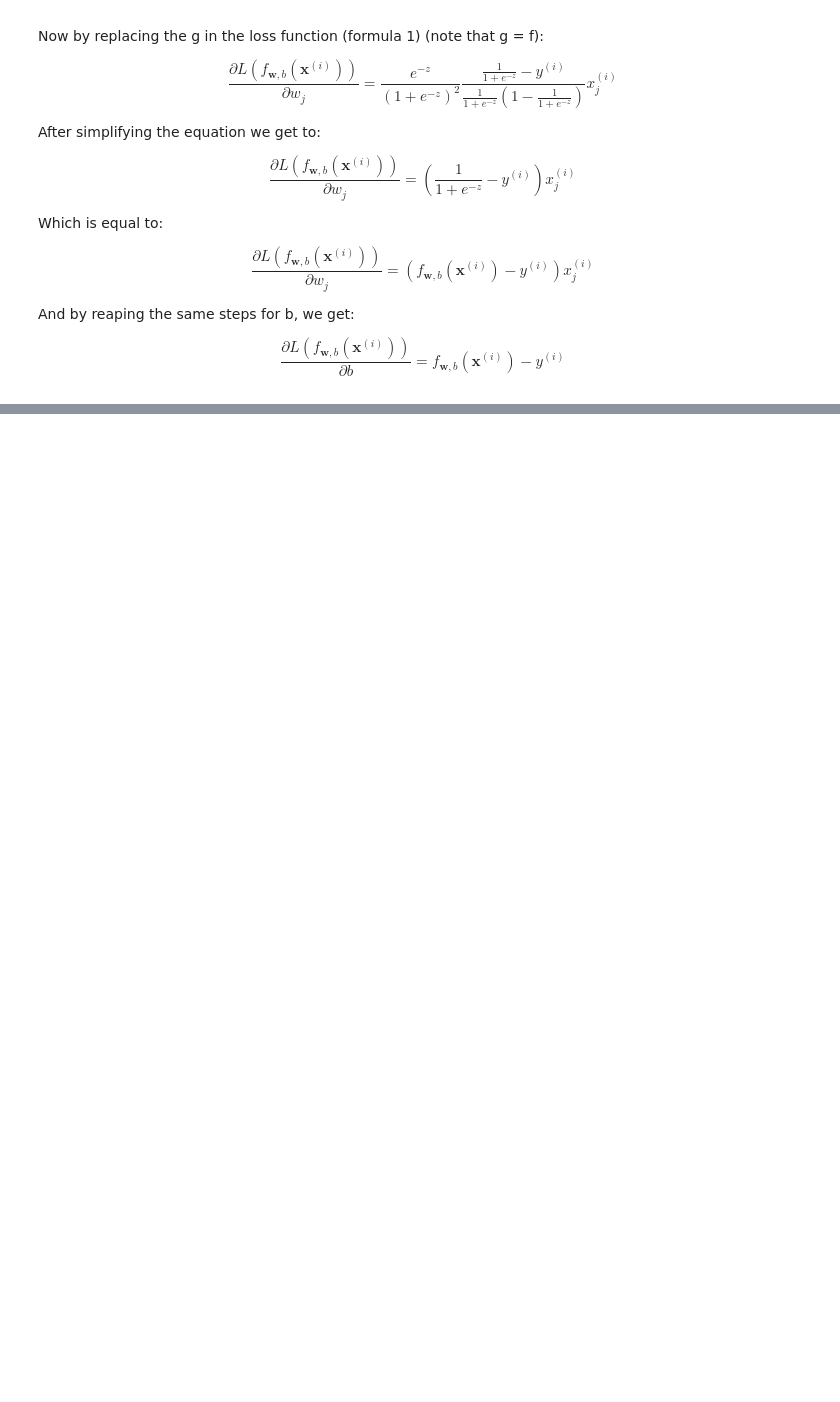
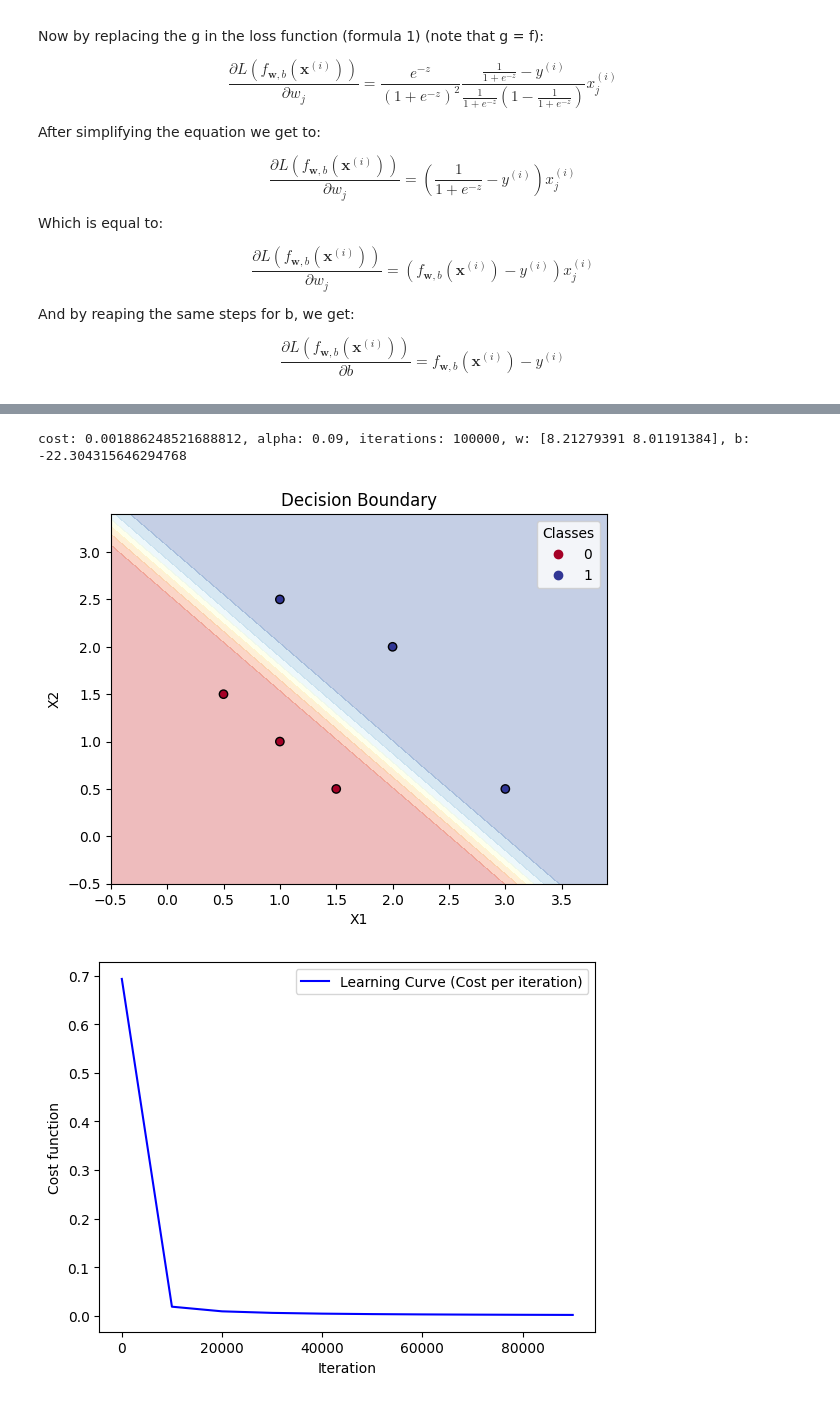
Before and after one commit to sinasun/ml-archive, a Jupyter notebook: 02_Supervised_Learning/03_Logistic_Regression/01_Logistic_Regression.ipynb, the cells around one changed output, grey strips where cells are left out. Drawn from its saved outputs; the diff is of its cells as text; code cells hidden in the pictures; blank space fills up the shorter version.

Commit message:
:sparkles: Completed Logistic Regression

```diff
--- a/02_Supervised_Learning/03_Logistic_Regression/01_Logistic_Regression.ipynb
+++ b/02_Supervised_Learning/03_Logistic_Regression/01_Logistic_Regression.ipynb
@@ -162,0 +196,14 @@ $$ \frac {\partial J_{\mathbf{w},b}} {\partial w_j} = \frac {1}{m} (\sum_{i=0}^{
+# %%
+def fit_regression(X_train, y_train, initial_w, initial_b, alpha, lambda_value, iterations, record_step):
+    w = initial_w
+    b = initial_b
+    J_history = []
+    for iteration in range(iterations):
+        # Save J for every 100 iteration:
+        if (iteration % record_step == 0):
+            J_history.append(compute_cost(X_train, y_train, w, b))
+        dj_dw, dj_db = compute_gradient(X_train, y_train, w, b, lambda_value)
+        w = w - alpha * dj_dw
+        b = b - alpha * dj_db
+
+    return w, b, J_history
@@ -162,0 +228,34 @@ $$ \frac {\partial J_{\mathbf{w},b}} {\partial w_j} = \frac {1}{m} (\sum_{i=0}^{
+# %%
+def run_logistic_regression(X_train, y_train, alpha, lambda_value, iterations, record_step=100):
+    b_initial = 0.
+    w_initial = np.zeros_like(X_train[0], dtype='float64')
+
+    w, b, J_history = fit_regression(X_train, y_train, w_initial, b_initial, alpha, lambda_value, iterations, record_step)
+
+    cost = compute_cost(X_train, y_train, w, b)
+    print(f"cost: {cost}, alpha: {alpha}, iterations: {iterations}, w: {w}, b: {b}")
+    plot_decision_boundary(X_train, y_train, w, b)
+
+    # Learning Curve Function
+    iteration = np.arange(0, iterations, record_step)
+    J_history = np.array(J_history)
+    plt.plot(iteration, J_history, color='blue', label='Learning Curve (Cost per iteration)')
+
+    plt.xlabel('Iteration')
+    plt.ylabel('Cost function')
+
+    plt.legend()
+    plt.show
+# %%
+X_train = np.array([[0.5, 1.5], [1, 1], [1.5, 0.5], [3, 0.5], [2, 2], [1, 2.5]])
+y_train = np.array([0., 0., 0., 1., 1., 1.])
+
+alpha = 9.0e-2
+lambda_value = 0 # Lambda value for overfitting, we don't want to use regulation for now
+iterations = 100_000
+
+run_logistic_regression(X_train, y_train, alpha, lambda_value, iterations, record_step=10_000)
+# %% [output]
+cost: 0.001886248521688812, alpha: 0.09, iterations: 100000, w: [8.21279391 8.01191384], b: -22.304315646294768
+[figure, added]
+[figure, added]
```
Also changed, not shown: parts of 7 cells of this notebook.
